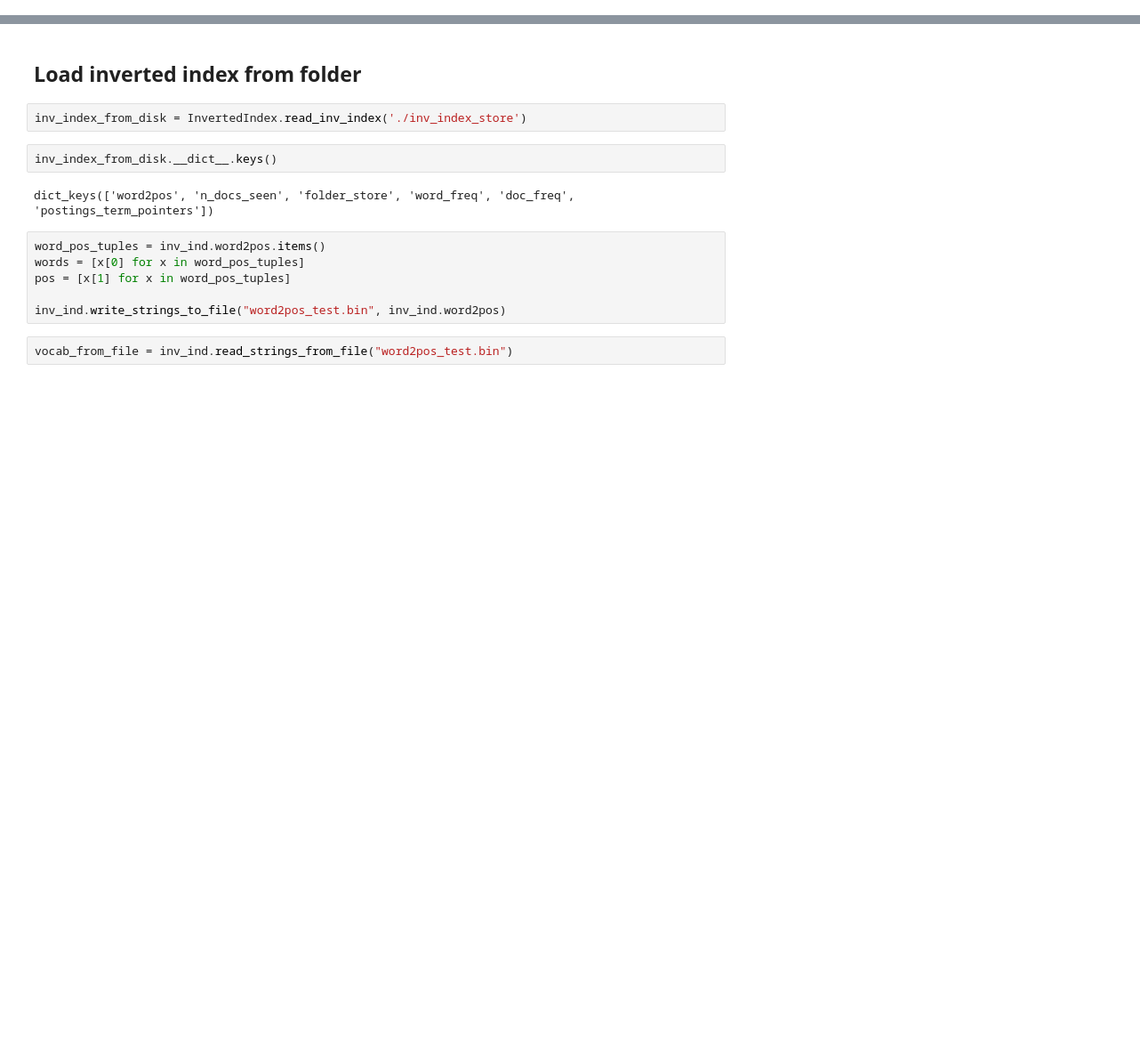
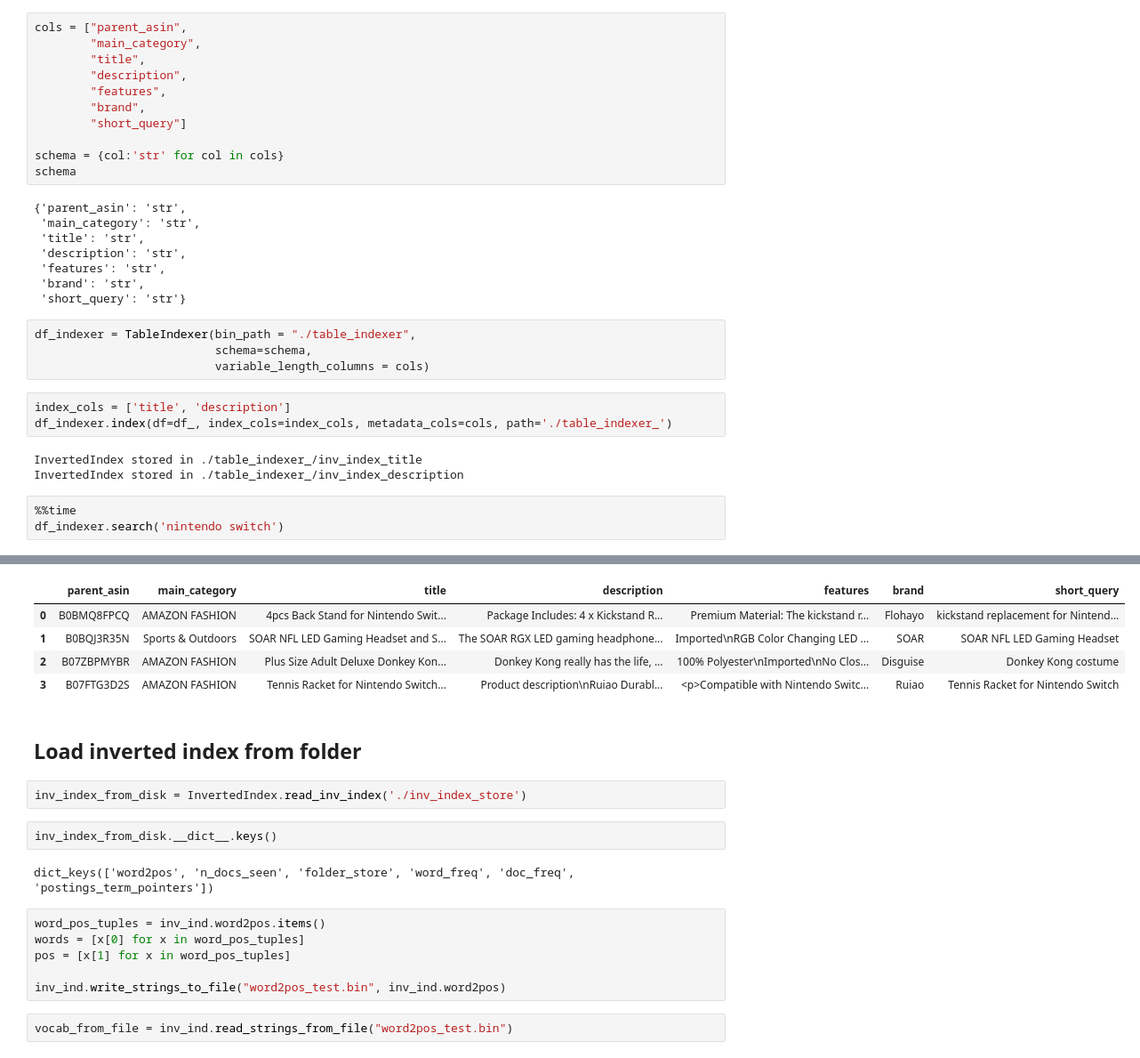
Before and after one commit to davidbp/light-search, a Jupyter notebook: notebooks/table_indexer.ipynb, the cells around one changed output, grey strips where cells are left out. Shown at 89% size. Saved outputs shown, nothing was run; the diff lists cells and outputs as text; blank space fills up the shorter version.

Commit message:
feat: add notebook showcasing table indexer

```diff
--- a/notebooks/inv_index_class_usage.ipynb
+++ b/notebooks/table_indexer.ipynb
@@ -40,0 +24,33 @@ We can find all docs that have a particular term using '.search'
+# %%
+cols = ["parent_asin",
+        "main_category",
+        "title",
+        "description",
+        "features",
+        "brand",
+        "short_query"]
+
+schema = {col:'str' for col in cols}
+schema
+# %% [output]
+{'parent_asin': 'str',
+ 'main_category': 'str',
+ 'title': 'str',
+ 'description': 'str',
+ 'features': 'str',
+ 'brand': 'str',
+ 'short_query': 'str'}
+# %%
+df_indexer = TableIndexer(bin_path = "./table_indexer",
+                          schema=schema,
+                          variable_length_columns = cols)
+# %%
+index_cols = ['title', 'description']
+df_indexer.index(df=df_, index_cols=index_cols, metadata_cols=cols, path='./table_indexer_')
+# %% [output]
+InvertedIndex stored in ./table_indexer_/inv_index_title
+InvertedIndex stored in ./table_indexer_/inv_index_description
+# %%
+%%time
+df_indexer.search('nintendo switch')
+# %% [output]
@@ -41,3 +59,8 @@ We can find all docs that have a particular term using '.search'
+|  | parent_asin | main_category | title | description | features | brand | short_query |
+| 0 | B0BMQ8FPCQ | AMAZON FASHION | 4pcs Back Stand for Nintendo Swit... | Package Includes: 4 x Kickstand R... | Premium Material: The kickstand r... | Flohayo | kickstand replacement for Nintend... |
+| 1 | B0BQJ3R35N | Sports & Outdoors | SOAR NFL LED Gaming Headset and S... | The SOAR RGX LED gaming headphone... | Imported\nRGB Color Changing LED ... | SOAR | SOAR NFL LED Gaming Headset |
+| 2 | B07ZBPMYBR | AMAZON FASHION | Plus Size Adult Deluxe Donkey Kon... | Donkey Kong really has the life, ... | 100% Polyester\nImported\nNo Clos... | Disguise | Donkey Kong costume |
+| 3 | B07FTG3D2S | AMAZON FASHION | Tennis Racket for Nintendo Switch... | Product description\nRuiao Durabl... | <p>Compatible with Nintendo Switc... | Ruiao | Tennis Racket for Nintendo Switch |
 # %% [markdown]
 ## Load inverted index from folder
 # %%
```
Also changed, not shown: parts of 14 cells of this notebook, 1 other file.
